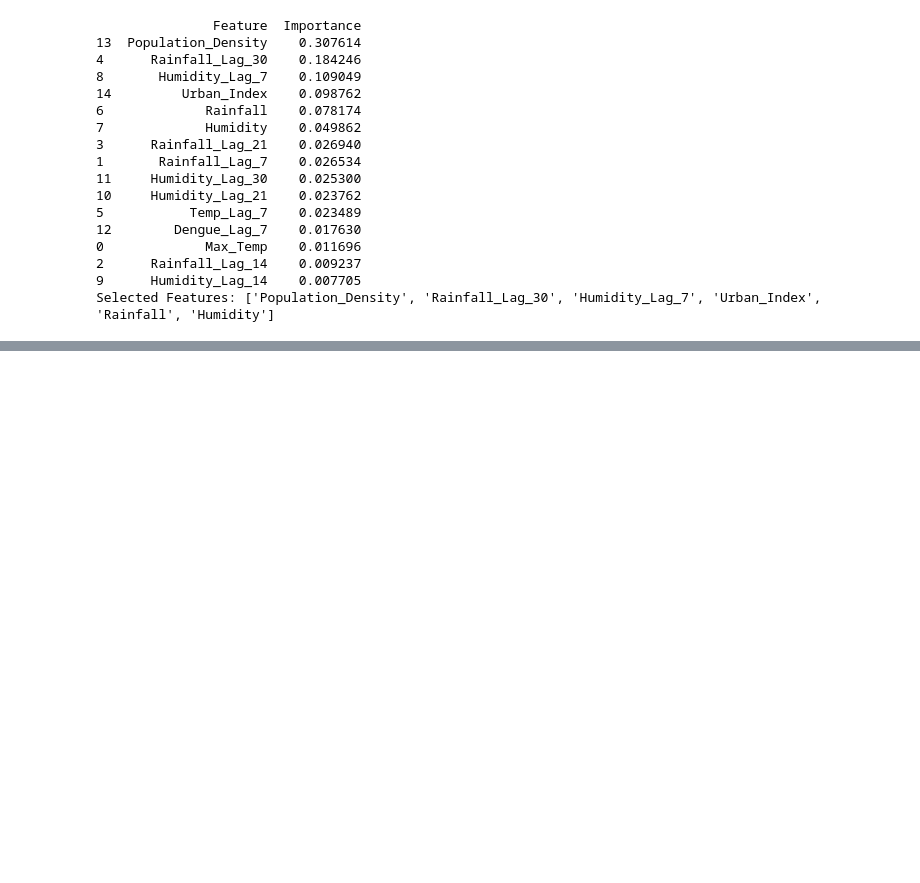
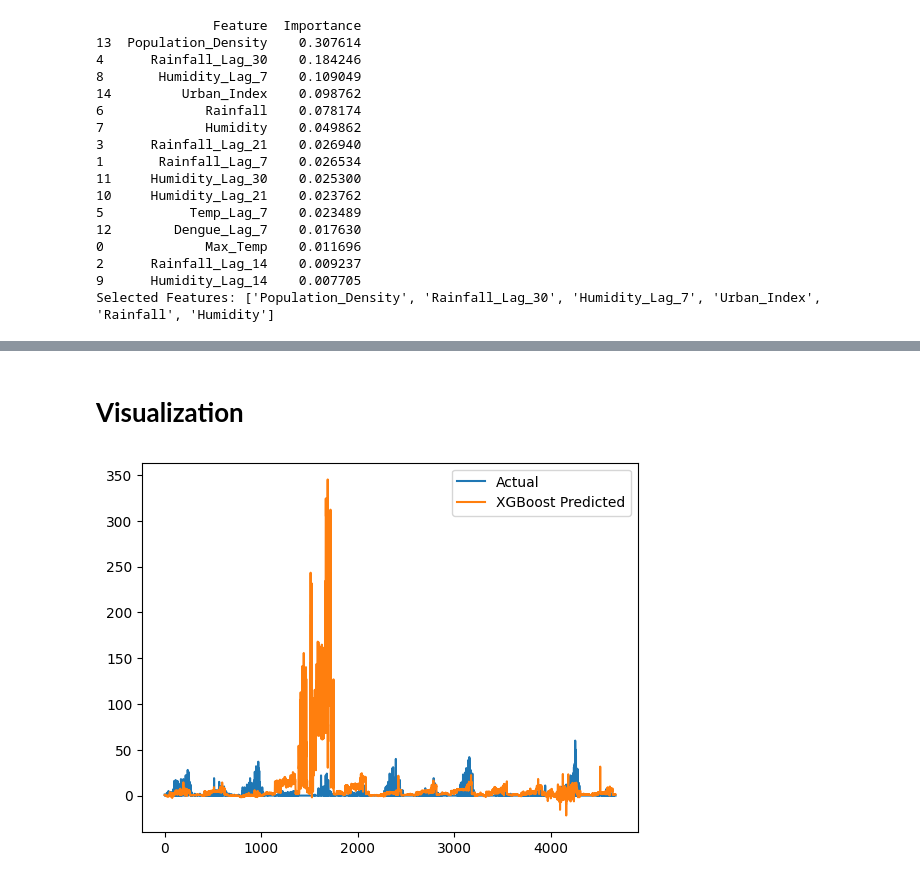
Before and after one commit to Nakib-Nasrullah/Dengue_Research, a Jupyter notebook: Dengue_XGBOST.ipynb, the cells around one changed output, grey strips where cells are left out. Saved outputs shown, nothing was run; the diff lists cells and outputs as text; code cells hidden in the pictures; blank space fills up the shorter version.

```diff
--- a/Dengue_XGBOST.ipynb
+++ b/Dengue_XGBOST.ipynb
@@ -82,0 +87,20 @@ Selected Features: ['Population_Density', 'Rainfall_Lag_30', 'Humidity_Lag_7', '
+# %%
+from sklearn.model_selection import train_test_split
+from sklearn.metrics import mean_squared_error, mean_absolute_error
+
+X = df[selected_features]
+
+X_train, X_test, y_train, y_test = train_test_split(
+    X, y, test_size=0.2, shuffle=False
+)
+
+xgb_model = XGBRegressor(n_estimators=200, learning_rate=0.05)
+xgb_model.fit(X_train, y_train)
+
+y_pred = xgb_model.predict(X_test)
+
+rmse = np.sqrt(mean_squared_error(y_test, y_pred))
+mae = mean_absolute_error(y_test, y_pred)
+
+print("XGBoost RMSE:", rmse)
+print("XGBoost MAE:", mae)
@@ -82,0 +200,11 @@ Selected Features: ['Population_Density', 'Rainfall_Lag_30', 'Humidity_Lag_7', '
+# %% [markdown]
+# **Visualization**
+# %%
+import matplotlib.pyplot as plt
+
+plt.plot(y_test.values, label='Actual')
+plt.plot(y_pred, label='XGBoost Predicted')
+plt.legend()
+plt.show()
+# %% [output]
+[figure, added]
```
Also changed, not shown: parts of 10 cells of this notebook.
